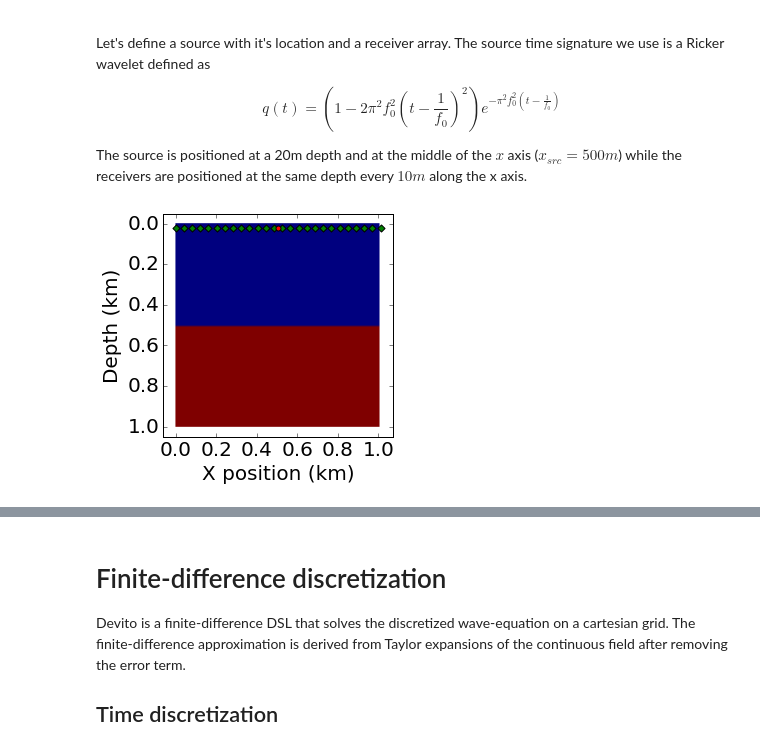
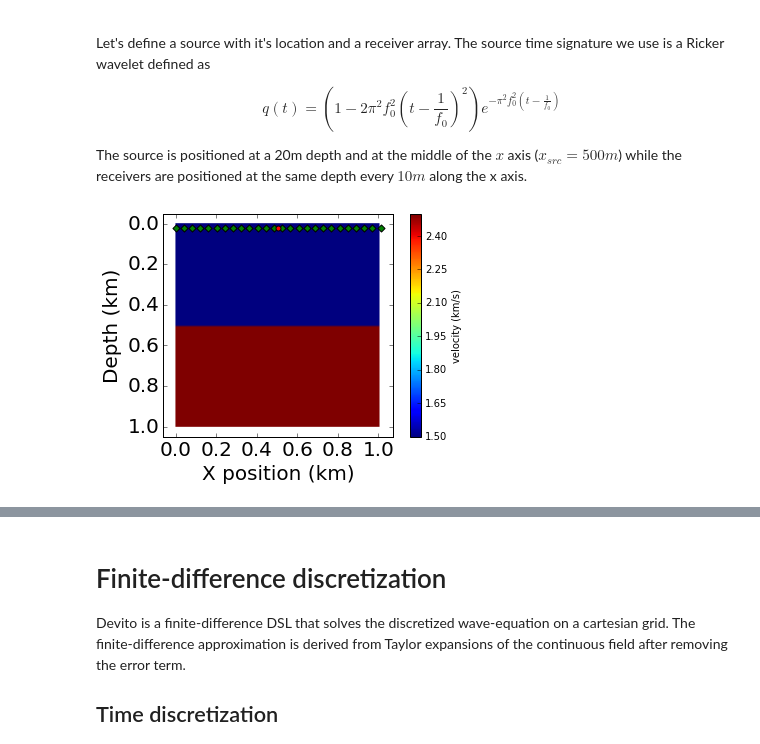
Before and after one commit to devitocodes/devito, a Jupyter notebook: examples/seismic/tutorials/test_01_modelling.ipynb, the cells around one changed output, grey strips where cells are left out. Drawn from its saved outputs; the diff is of its cells as text; code cells hidden in the pictures.

```diff
--- a/examples/seismic/tutorials/test_01_modelling.ipynb
+++ b/examples/seismic/tutorials/test_01_modelling.ipynb
@@ -67,22 +67,22 @@ from examples.seismic import plot_velocity
 from examples.seismic import Model
 
 # Define a physical size
-n = (101, 101)  # Number of grid point (nx, nz)
-d = (10., 10.)  # Grid spacing in m. The domain size is now 1km by 1km
-origin = (0., 0.)  # What is the location of the top left corner. This is necessary tto define
+shape = (101, 101)  # Number of grid point (nx, nz)
+spacing = (10., 10.)  # Grid spacing in m. The domain size is now 1km by 1km
+origin = (0., 0.)  # What is the location of the top left corner. This is necessary to define
 # the absolute location of the source and receivers
 
 # Define a velocity profile. The velocity is in km/s
-
-v = np.ones(n, dtype=np.float32) +.5
+v = np.empty(shape, dtype=np.float32)
+v[:, :51] = 1.5
 v[:, 51:] = 2.5
-
-plot_velocity(v, origin, d, n)
 
 # With the velocity and model size defined, we can create the seismic model that
 # encapsulate this properties. We also define the size of the absorbing layer as 10 grid points
+model = Model(vp=v, origin=origin, shape=shape,
+              spacing=spacing, nbpml=10)
 
-model = Model(origin, d, n, v, nbpml=10)
+plot_velocity(model)
 # %% [output]
 [figure]
 # %% [markdown]
@@ -97,63 +97,41 @@ The source time signature we use is a Ricker wavelet defined as
 
 The source is positioned at a 20m depth and at the middle of the $x$ axis ($x_{src}=500m$) while the receivers are positioned at the same depth every $10m$ along the x axis.
 # %%
-import matplotlib.pyplot as plt
-from matplotlib import cm
-
-# Import require devito class
-
 from examples.seismic import PointSource, Receiver
 
-# First we need to define the time duration of the simulation and the frequency of the source
-
+# First we need to define the time duration of the
+# simulation and the frequency of the source.
 t0 = 0.  # Simulation starts a t=0
 tn = 1000. # Simulation last 1 second (1000 ms)
-f0 = 0.010  # SOurce peak frequency is 10Hz (0.010 kHz)
+f0 = 0.010  # Source peak frequency is 10Hz (0.010 kHz)
 
 dt = model.critical_dt  # Computational time step. This value is obtained from
 # the maximum velocity and the grid size and is defined with the CFL condition. This is the
 # numerical condition to ensure the discrete model is stable. We will define it properly
-# later on but is required here.
+# later on but it is required here.
 nt = int(1+(tn-t0)/dt)  # Discrete time axis length
-# Source initalization
 
-
+# Source initalization for a single source
 def Ricker(t, f0):
     r = (np.pi * f0 * (t - 1./f0))
-    return (1-2.*r**2)*np.exp(-r**2)
+    return (1 - 2.*r**2) * np.exp(-r**2)
 
-time_series = np.zeros((nt, 1))
-time_series[:, 0] = Ricker(np.linspace(t0, tn, nt), f0)
+src = PointSource(name='src', npoint=1, ntime=nt, ndim=2)
+src.data[:, 0] = Ricker(np.linspace(t0, tn, nt), f0)
 
-# We only have a single source
-location = np.zeros((1, 2))
-location[0, 0] = origin[0] + n[0] * d[0] * 0.5
-location[0, 1] = 20.
+# Set location of the source
+src.coordinates.data[0, 0] = origin[0] + shape[0] * spacing[0] * 0.5
+src.coordinates.data[0, 1] = 20.
 
-src = PointSource(name='src', data=time_series, coordinates=location)
+# Receiver initialization. This one does not contain any
+# data as it will be computed during the simulation.
+rec = Receiver(name='rec', npoint=101, ntime=nt, ndim=2)
+rec.coordinates.data[:, 0] = np.linspace(0, origin[0] + shape[0] * spacing[0], num=101)
+rec.coordinates.data[:, 1] = 20.
 
-
-# Receiver initialization. This one does not contain any data as it will be computed during
-# the simulation.
-
-receiver_coords = np.zeros((101, 2))
-receiver_coords[:, 0] = np.linspace(0, origin[0] +
-                                    n[0] * d[0], num=101)
-receiver_coords[:, 1] = location[0, 1]
-rec = Receiver(name='rec', ntime=nt, coordinates=receiver_coords)
-
-# Visualization. We show the acquisition geometry on the next figure where the red dot is the
-# source position and the green dots are the receivers locations
-
-plt.figure()
-plt.imshow(np.transpose(v), vmin=min(v.reshape(-1)), vmax=max(v.reshape(-1)), cmap=cm.jet,
-           extent=[origin[0], origin[0] + 1e-3 * (n[0]-1) * d[0],
-           origin[1] + 1e-3*(n[1]-1) * d[1], origin[1]])
-plt.xlabel('X position (km)',  fontsize=20)
-plt.ylabel('Depth (km)',  fontsize=20)
-plt.tick_params(labelsize=20)
-plt.scatter(1e-3*receiver_coords[::4, 0], 1e-3*receiver_coords[::4, 1], s=25, c='green', marker='D')
-plt.scatter(1e-3*location[0, 0], 1e-3*location[0, 1], s=25, c='red', marker='o')
-plt.show()
+# We can now show within our domain. Int the next figure the red dot is the
+# source position and the green dots are the receivers locations.
+plot_velocity(model, source=src.coordinates.data,
+              receiver=rec.coordinates.data[::4, :])
 # %% [output]
-[figure, old version]
+[figure, new version]
```
Also changed, not shown: parts of 10 cells of this notebook, 1 other file.
